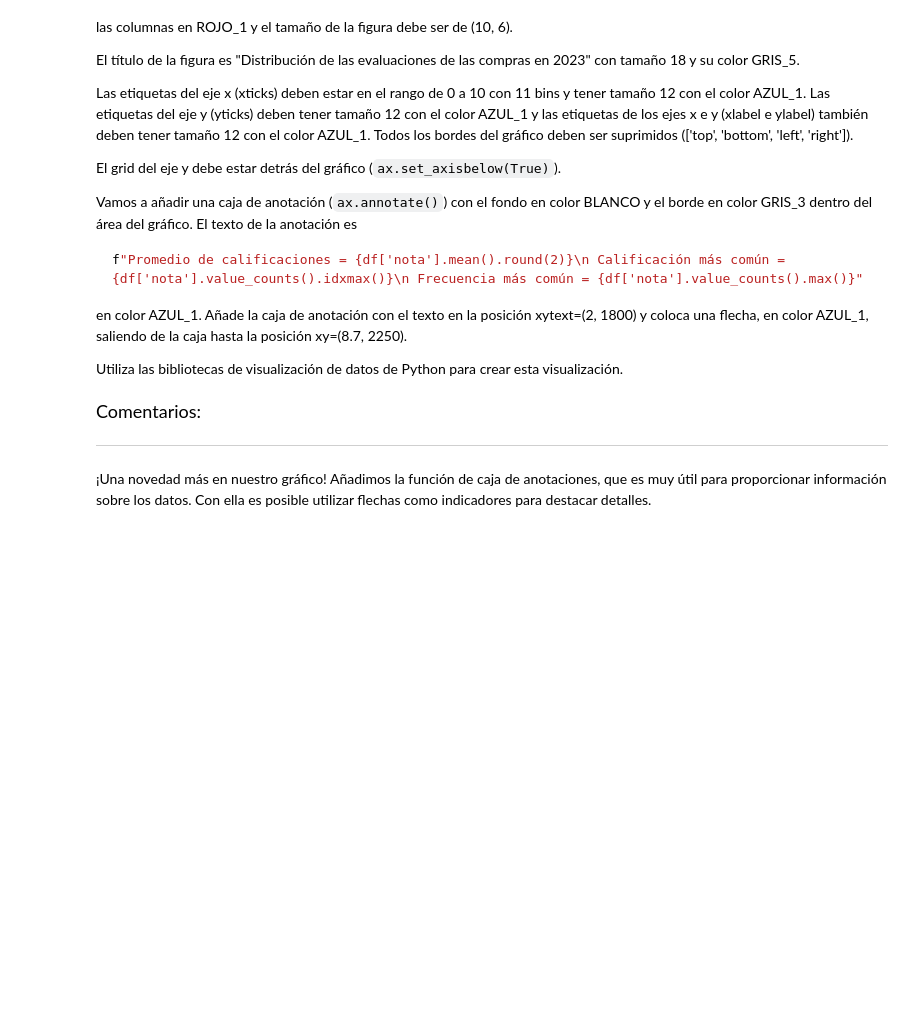
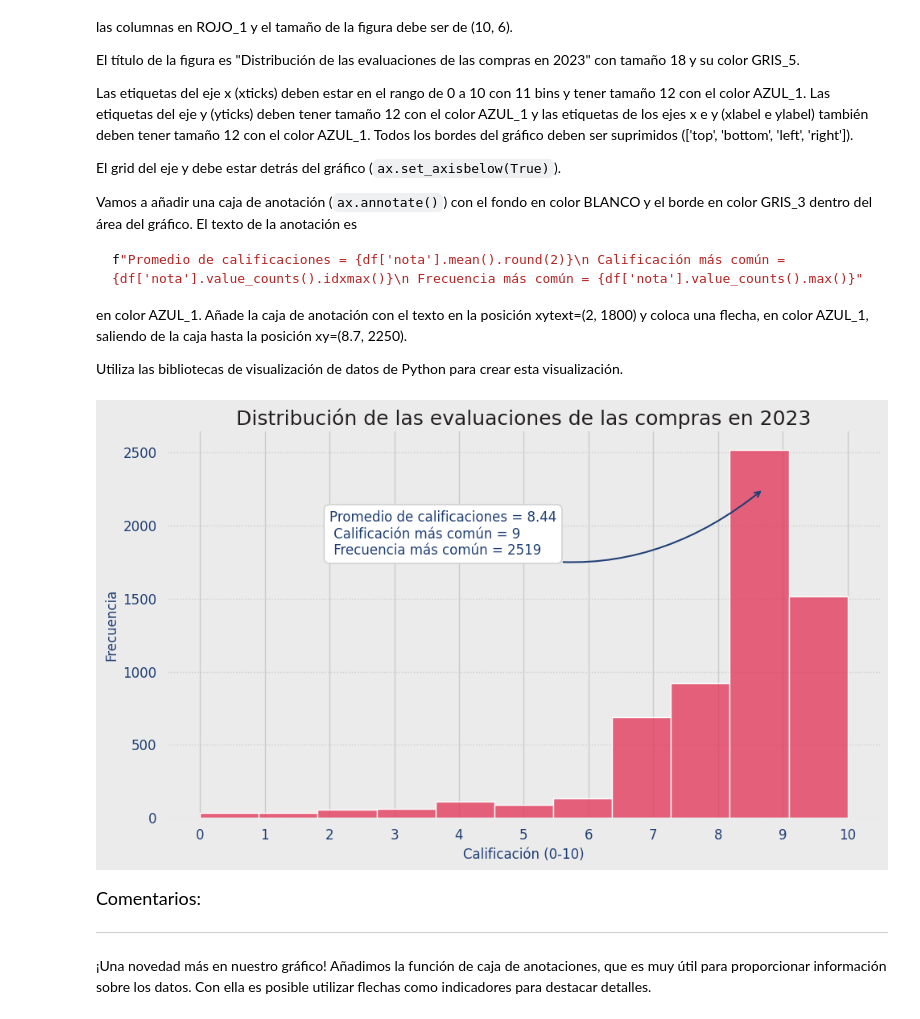
Before and after one commit to DaniGa-Mo/IA_Ciencia_de_Datos, a Jupyter notebook: IA_aplicada_a_ciencia_de_datos.ipynb, the cells around one changed output. Cells and saved outputs as stored; diff of their text form; code cells hidden in the pictures; blank space fills up the shorter version.

```diff
--- a/IA_aplicada_a_ciencia_de_datos.ipynb
+++ b/IA_aplicada_a_ciencia_de_datos.ipynb
@@ -2334,3 +2640,7 @@ Utiliza las bibliotecas de visualización de datos de Python para crear esta vis
+# %%
+distribucion_calificaciones().show()
+# %% [output]
+[figure, added]
 # %% [markdown]
 <font color="7b71ff" size=4> Comentarios: </font>
 
```
Also changed, not shown: parts of 21 cells of this notebook.
